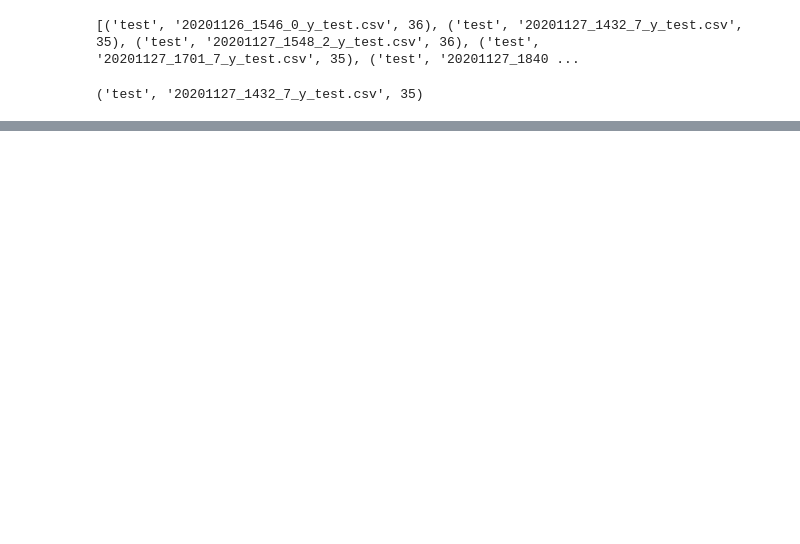
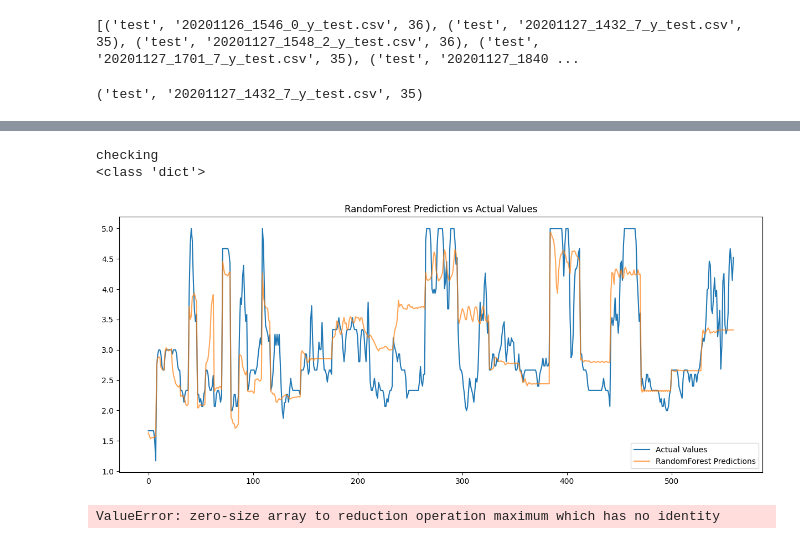
Before and after one commit to BuntinJP/ml, a Jupyter notebook: sktime.ipynb, the cells around one changed output, grey strips where cells are left out. Drawn from its saved outputs; the diff is of its cells as text; code cells hidden in the pictures; blank space fills up the shorter version.

```diff
--- a/sktime.ipynb
+++ b/sktime.ipynb
@@ -90,0 +160,63 @@ min_length_data
+# %%
+print("checking")
+print(type(data))
+# %% [output]
+checking
+<class 'dict'>
+# %%
+
+
+# モデルの性能を評価と可視化
+results = {}
+predictions = {}
+actual_values = {}
+split_ratio = 0.8
+
+for model_name, model in models.items():
+    all_errors = []
+    all_preds = []
+    all_actual = []
+
+    for (dataset_type, csv_file), df in data.items():  # data を使って各データを反復処理
+        split_point = int(len(df) * split_ratio)
+        y_train = df["oss"][:split_point]
+        y_test = df["oss"][split_point:]
+
+        # NaNが存在するかどうかを確認
+        if y_train.isna().any() or y_test.isna().any():
+            print(f"Warning: NaN values detected in {dataset_type}/{csv_file}")
+            continue
+
+        model.fit(y_train)
+        y_pred = model.predict(fh=range(1, len(y_test) + 1))
+
+        # 予測にNaNが存在するかどうかを確認
+        if np.isnan(y_pred).any():
+            print(f"Warning: NaN predictions from {model_name} for {dataset_type}/{csv_file}")
+            continue
+
+        all_preds.extend(y_pred)
+        all_actual.extend(y_test)
+
+        error = mean_squared_error(y_test, y_pred)
+        all_errors.append(error)
+
+    # 平均二乗誤差を記録
+    results[model_name] = np.mean(all_errors)
+
+    # 予測と実際の値を記録
+    predictions[model_name] = all_preds
+    actual_values[model_name] = all_actual
+
+    # 実際の値と予測値の違いをプロット
+    plt.figure(figsize=(15, 6))
+    plt.plot(all_actual, label="Actual Values")
+    plt.plot(all_preds, label=f"{model_name} Predictions", alpha=0.7)
+    plt.title(f"{model_name} Prediction vs Actual Values")
+    plt.legend()
+    plt.show()
+
+results
+# %% [output]
+[figure, added]
+ValueError: zero-size array to reduction operation maximum which has no identity
```
Also changed, not shown: parts of 4 cells of this notebook, 1 other file.
